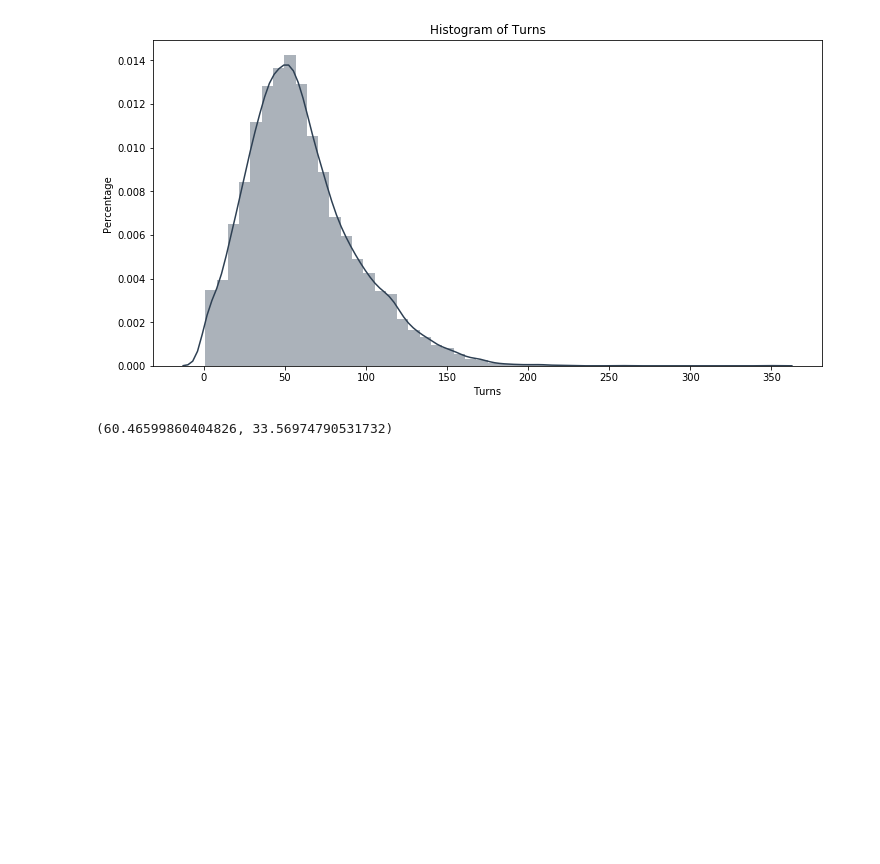
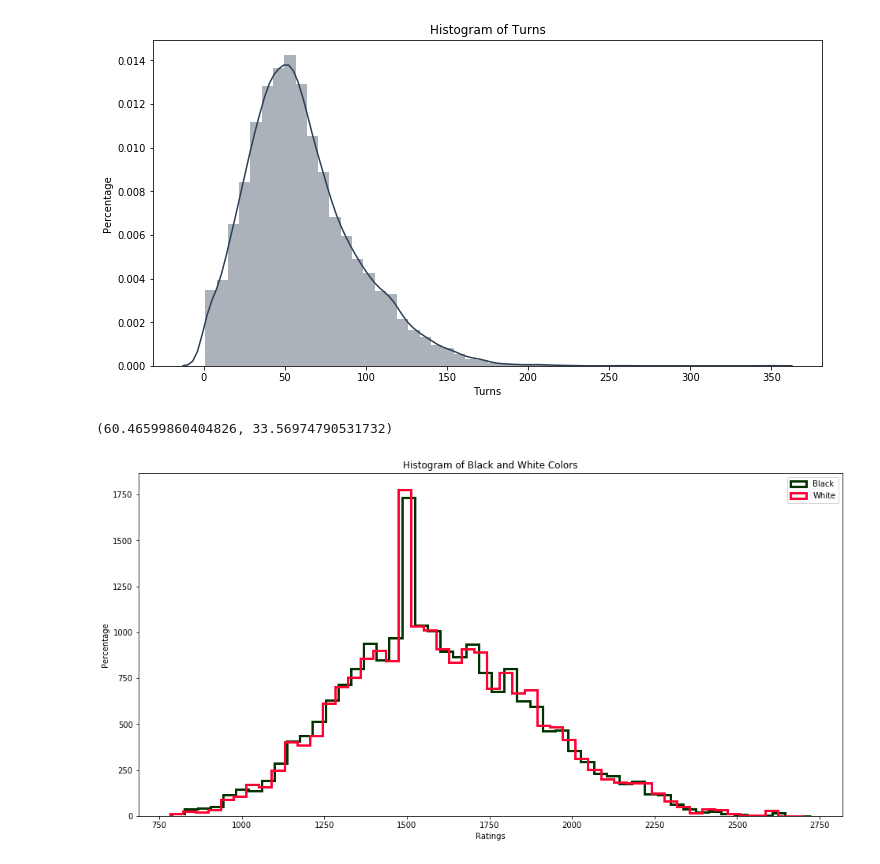
Before and after one commit to SoroushGhaderi/Lichess_Data_Analysis, a Jupyter notebook: Chess_Data_Analysis.ipynb, the cells around one changed output. Cells and saved outputs as stored; diff of their text form; code cells hidden in the pictures; blank space fills up the shorter version.

Commit message:
plot histogram of white and black ratings

```diff
--- a/Chess_Data_Analysis.ipynb
+++ b/Chess_Data_Analysis.ipynb
@@ -81,3 +81,16 @@ def statistics_summary(dataframe, column):
 statistics_summary(chess, "turns")
 # %% [output]
 (60.46599860404826, 33.56974790531732)
+# %%
+plt.figure(figsize= (16, 8))
+sns.distplot(chess["black_rating"], color= "#003300", kde= False,\
+             hist_kws={"histtype": "step", "linewidth": 3,"alpha": 1, "color": "#003300"})
+sns.distplot(chess["white_rating"], color= "#FF0033", kde= False,\
+             hist_kws={"histtype": "step", "linewidth": 3,"alpha": 1, "color": "#FF0033"})
+plt.legend(["Black", "White"])
+plt.xlabel("Ratings")
+plt.ylabel("Percentage")
+plt.title("Histogram of Black and White Colors")
+plt.show()
+# %% [output]
+[figure, added]
```
